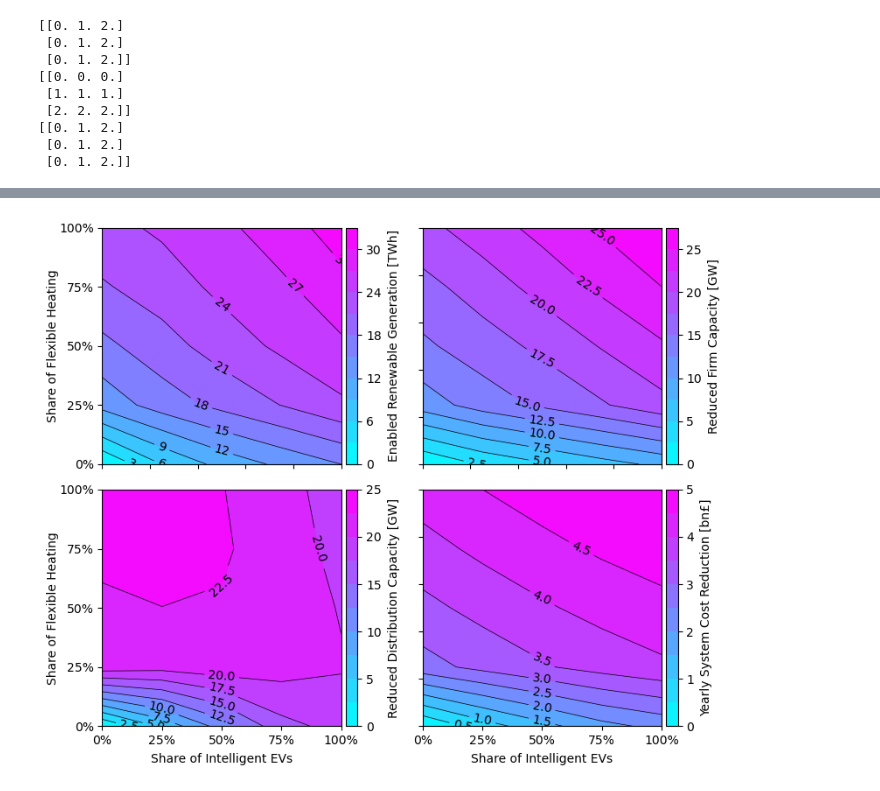
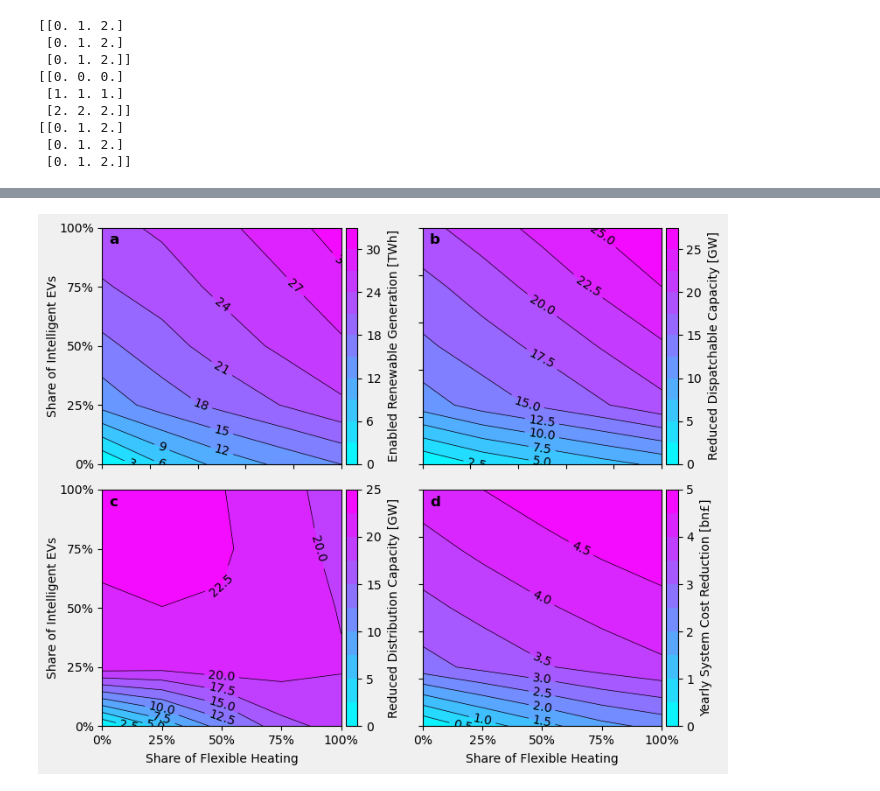
Before and after one commit to LukasFrankenQ/pypsa-fes, a Jupyter notebook: notebooks/plot_competition.ipynb, the cells around one changed output, grey strips where cells are left out. Cells and saved outputs as stored; diff of their text form; code cells hidden in the pictures.

```diff
--- a/notebooks/plot_competition.ipynb
+++ b/notebooks/plot_competition.ipynb
@@ -307,7 +213,7 @@ switches = [False, True, True, True]
 factors = [1e-6, 1e-3, 1e-3, 1e-9]
 zlabels = [
     "Enabled Renewable Generation [TWh]",
-    "Reduced Firm Capacity [GW]",
+    "Reduced Dispatchable Capacity [GW]",
     "Reduced Distribution Capacity [GW]",
     "Yearly System Cost Reduction [bn£]"]
 
@@ -366,34 +272,39 @@ for number, order, switch, factor, name, zlabel, ax in zip(
         # yposM,
         # dz.reshape(xposM.shape),
         heat_shares,
         ev_shares,
         z,
         # cmap=cm.cool,
         colors=("k",),
         levels=10,
         linewidths=0.5,
     )
     ax.clabel(clines, inline=True, fontsize=10)
 
 
 percentages = ["0%", "25%", "50%", "75%", "100%"]
 
 for ax in axs[:,0]:
-    ax.set_ylabel('Share of Flexible Heating', labelpad=0)
+    ax.set_ylabel('Share of Intelligent EVs', labelpad=0)
     ax.yaxis.set_major_locator(ticker.LinearLocator(5))
     ax.set_yticklabels(percentages)
 for ax in axs[1,:]:
-    ax.set_xlabel('Share of Intelligent EVs', labelpad=5)
+    ax.set_xlabel('Share of Flexible Heating', labelpad=5)
     ax.xaxis.set_major_locator(ticker.LinearLocator(5))
     ax.set_xticklabels(percentages)
 for ax in axs[:,1]:
     ax.set_yticklabels([])
 for ax in axs[0,:]:
     ax.set_xticklabels([])
 
+plt.tight_layout()
+background_color = "#f0f0f0"
+fig.patch.set_facecolor(background_color)
 
-plt.tight_layout()
+for ax, s in zip(axs.flatten(), ["a", "b", "c", "d"]):
+    ax.text(0.03, 0.93, s, weight="bold", fontsize=12)
+
 plt.savefig("overlapping_benefits.pdf", bbox_inches="tight")
 plt.show()
 # %% [output]
-[figure, old version]
+[figure, new version]
```
Also changed, not shown: parts of 5 cells of this notebook, 1 other file.
